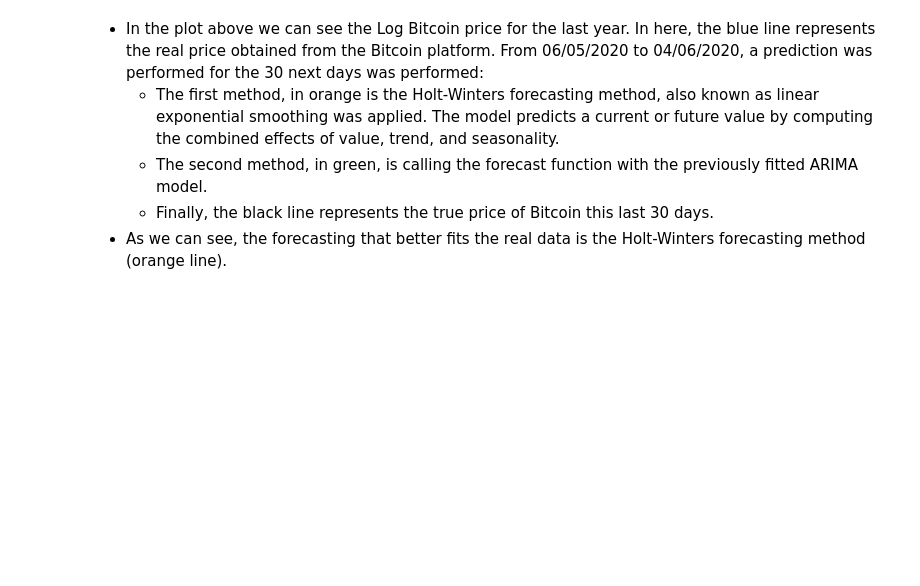
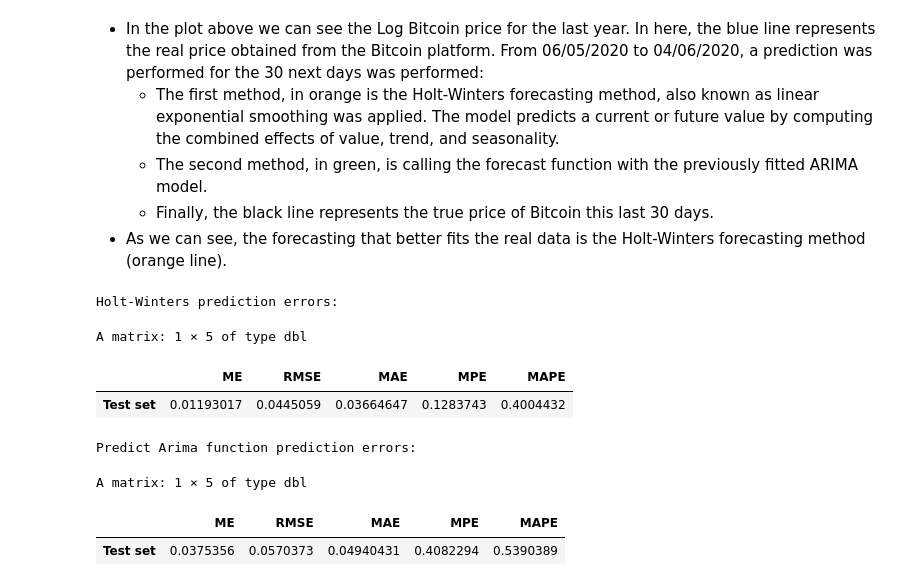
Before and after one commit to jordisc97/TimeSeries_FinalProject, a Jupyter notebook: Final Project TS Jordi SoléCasaramona.ipynb, the cells around one changed output. Cells and saved outputs as stored; diff of their text form; code cells hidden in the pictures; blank space fills up the shorter version.

```diff
--- a/Final Project TS Jordi SoléCasaramona.ipynb
+++ b/Final Project TS Jordi SoléCasaramona.ipynb
@@ -484,3 +560,17 @@ legend("bottomleft", legend=c("Bitcoin price", "Holt forecast", "Arima forecast"
     + The second method, in green, is calling the forecast function with the previously fitted ARIMA model.
     + Finally, the black line represents the true price of Bitcoin this last 30 days.
 + As we can see, the forecasting that better fits the real data is the Holt-Winters forecasting method (orange line).
+# %%
+cat("Holt-Winters prediction errors:")
+accuracy(total_pred_holt[0:day_pred], log(Bitcoin_head$Close))
+cat("Predict Arima function prediction errors:")
+accuracy(total_pred_arima[0:day_pred], log(Bitcoin_head$Close))
+# %% [output]
+Holt-Winters prediction errors:
+A matrix: 1 × 5 of type dbl
+|  | ME | RMSE | MAE | MPE | MAPE |
+| Test set | 0.01193017 | 0.0445059 | 0.03664647 | 0.1283743 | 0.4004432 |
+Predict Arima function prediction errors:
+A matrix: 1 × 5 of type dbl
+|  | ME | RMSE | MAE | MPE | MAPE |
+| Test set | 0.0375356 | 0.0570373 | 0.04940431 | 0.4082294 | 0.5390389 |
```
Also changed, not shown: parts of 9 cells of this notebook.
